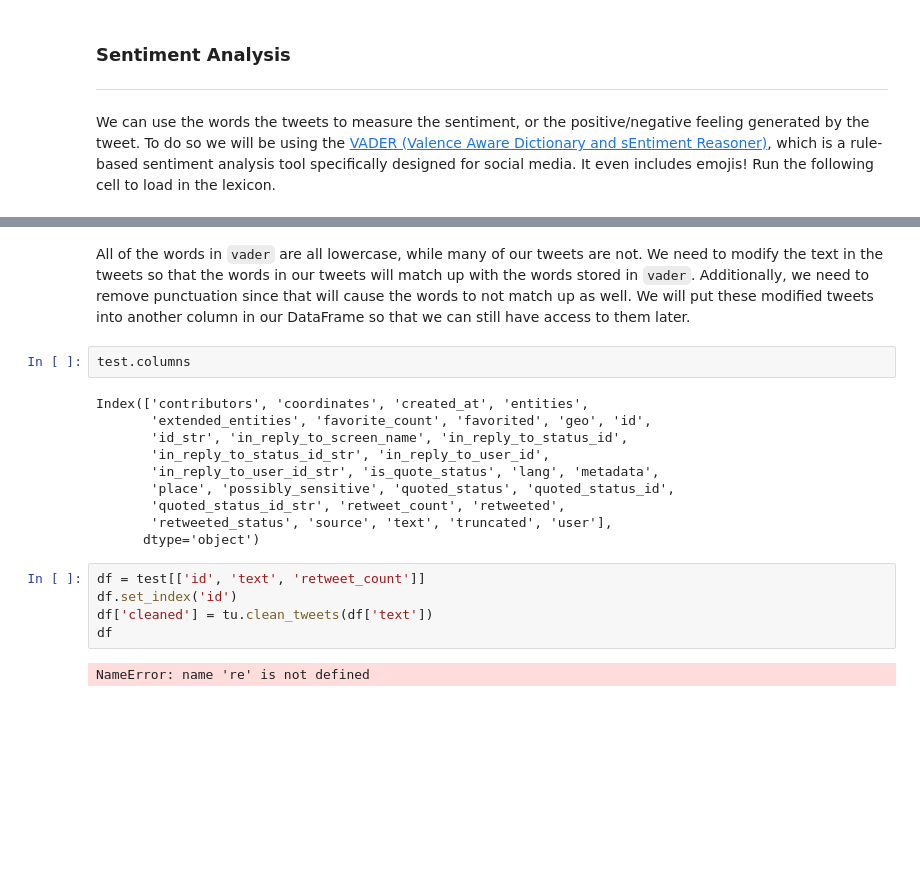
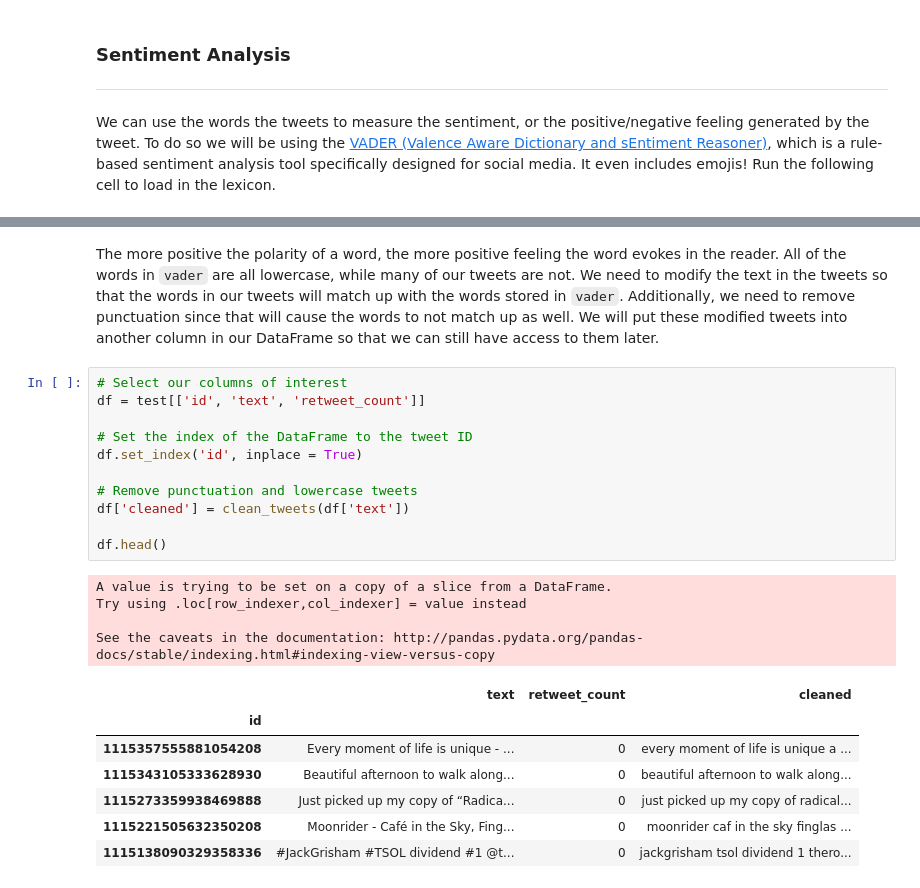
Before and after one commit to ds-modules/CP-101, a Jupyter notebook: lab_8/webscraping_solutions.ipynb, the cells around one changed output, grey strips where cells are left out. Saved outputs shown, nothing was run; the diff lists cells and outputs as text; blank space fills up the shorter version.

```diff
--- a/lab_8/webscraping_solutions.ipynb
+++ b/lab_8/webscraping_solutions.ipynb
@@ -312,21 +323,25 @@ AttributeError: module 'twitter_utils' has no attribute 'load_vader'
 # %% [markdown]
-All of the words in `vader` are all lowercase, while many of our tweets are not. We need to modify the text in the tweets so that the words in our tweets will match up with the words stored in `vader`. Additionally, we need to remove punctuation since that will cause the words to not match up as well. We will put these modified tweets into another column in our DataFrame so that we can still have access to them later.
+The more positive the polarity of a word, the more positive feeling the word evokes in the reader. All of the words in `vader` are all lowercase, while many of our tweets are not. We need to modify the text in the tweets so that the words in our tweets will match up with the words stored in `vader`. Additionally, we need to remove punctuation since that will cause the words to not match up as well. We will put these modified tweets into another column in our DataFrame so that we can still have access to them later.
-# %%
-test.columns
-# %% [output]
-Index(['contributors', 'coordinates', 'created_at', 'entities',
-       'extended_entities', 'favorite_count', 'favorited', 'geo', 'id',
-       'id_str', 'in_reply_to_screen_name', 'in_reply_to_status_id',
-       'in_reply_to_status_id_str', 'in_reply_to_user_id',
-       'in_reply_to_user_id_str', 'is_quote_status', 'lang', 'metadata',
-       'place', 'possibly_sensitive', 'quoted_status', 'quoted_status_id',
-       'quoted_status_id_str', 'retweet_count', 'retweeted',
-       'retweeted_status', 'source', 'text', 'truncated', 'user'],
-      dtype='object')
 # %%
+# Select our columns of interest
 df = test[['id', 'text', 'retweet_count']]
-df.set_index('id')
-df['cleaned'] = tu.clean_tweets(df['text'])
-df
+
+# Set the index of the DataFrame to the tweet ID
+df.set_index('id', inplace = True)
+
+# Remove punctuation and lowercase tweets
+df['cleaned'] = clean_tweets(df['text'])
+
+df.head()
 # %% [output]
-NameError: name 're' is not defined
+A value is trying to be set on a copy of a slice from a DataFrame.
+Try using .loc[row_indexer,col_indexer] = value instead
+
+See the caveats in the documentation: http://pandas.pydata.org/pandas-docs/stable/indexing.html#indexing-view-versus-copy
+|  | text | retweet_count | cleaned |
+| id |  |  |  |
+| 1115357555881054208 | Every moment of life is unique - ... | 0 | every moment of life is unique a ... |
+| 1115343105333628930 | Beautiful afternoon to walk along... | 0 | beautiful afternoon to walk along... |
+| 1115273359938469888 | Just picked up my copy of “Radica... | 0 | just picked up my copy of radical... |
+| 1115221505632350208 | Moonrider - Café in the Sky, Fing... | 0 | moonrider caf in the sky finglas ... |
+| 1115138090329358336 | #JackGrisham #TSOL dividend #1 @t... | 0 | jackgrisham tsol dividend 1 thero... |
```
Also changed, not shown: parts of 10 cells of this notebook, 2 other files.
